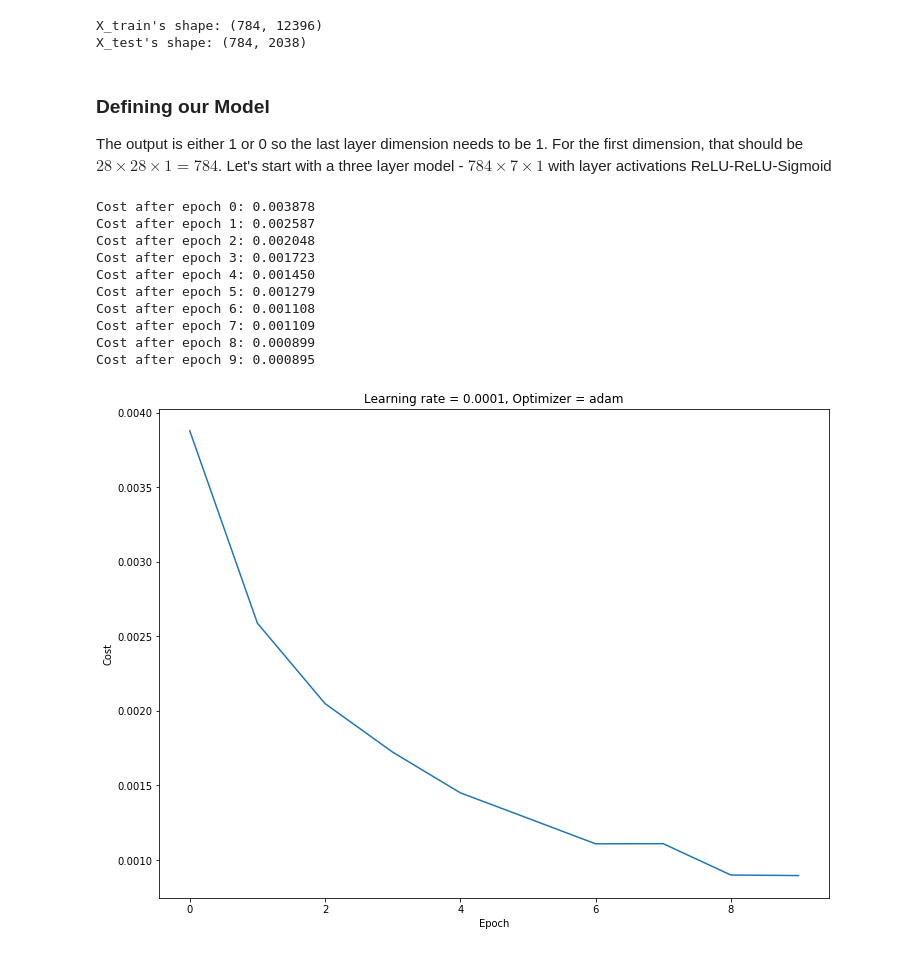
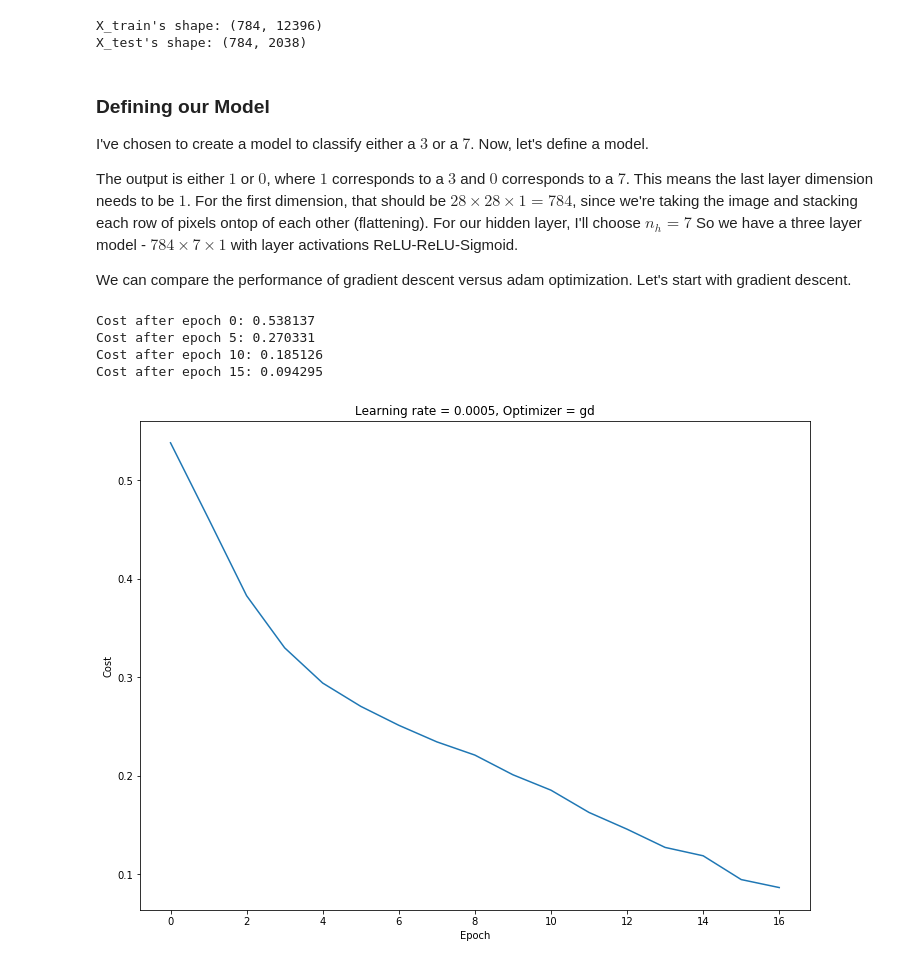
Before and after one commit to Fquico1999/numpy_neural_nets, a Jupyter notebook: numpy_neural_nets.ipynb, the cells around one changed output. Drawn from its saved outputs; the diff is of its cells as text; code cells hidden in the pictures.

```diff
--- a/numpy_neural_nets.ipynb
+++ b/numpy_neural_nets.ipynb
@@ -231,7 +231,8 @@ def cost(A_last, Y):
     #Get number of samples, m
     m = Y.shape[1]
     #Compute cross entropy cost
-    cost = -1/m*np.sum(np.multiply(Y, np.log(A_last))+np.multiply(1.-Y, np.log(1.-A_last)))
+    cost = -(1.0/m)*np.sum(Y*np.log(A_last)+(1.-Y)*np.log(1.-A_last))
+
     #Ensure appropriate dimensions
     cost = np.squeeze(cost)
 
@@ -291,12 +292,11 @@ def backward_linear(dZ, cache):
 
     #unpack cache
     A_prev, W, b = cache
-
     #Get number of samples
     m = A_prev.shape[1]
 
-    dW = 1/m*np.dot(dZ, A_prev.T)
-    db = 1/m*np.sum(dZ, axis=1, keepdims=True)
+    dW = 1./m*np.dot(dZ, A_prev.T)
+    db = 1./m*np.sum(dZ, axis=1, keepdims=True)
     dA_prev = np.dot(W.T, dZ)
 
     assert (dA_prev.shape == A_prev.shape)
@@ -328,7 +328,7 @@ def backward_activation(dA, Z, activation):
         dZ[Z <= 0] = 0
 
     elif activation == "sigmoid":
-        s = 1/(1+np.exp(-Z))
+        s = 1./(1+np.exp(-Z))
         dZ = dA * s * (1-s)
 #         dZ = np.multiply(dA, sigmoid(Z)*(1-sigmoid(Z)))
 
@@ -762,10 +762,10 @@ def train(X, Y, model_shape, layer_activations, optimizer, initialization_method
                                                                t, learning_rate=learning_rate,
                                                                          beta1=beta1, beta2=beta2,
                                                                          epsilon=epsilon)
-        mean_cost = total_cost / m
+        mean_cost = total_cost / float(mini_batch_size)
 
-        # Print the cost every 10 epoch
-        if print_cost and i % 1 == 0:
+        # Print the cost every 5 epoch
+        if print_cost and i % 5 == 0:
             print ("Cost after epoch %i: %f" %(i, mean_cost))
         if print_cost and i % 1 == 0:
             costs.append(mean_cost)
@@ -851,35 +851,34 @@ X_train's shape: (784, 12396)
 X_test's shape: (784, 2038)
 # %% [markdown]
 ### Defining our Model
-The output is either 1 or 0 so the last layer dimension needs to be 1.
-For the first dimension, that should be $28\times28\times1=784$.
-Let's start with a three layer model - $784\times7\times1$ with layer activations ReLU-ReLU-Sigmoid
+I've chosen to create a model to classify either a $3$ or a $7$. Now, let's define a model.
+
+The output is either $1$ or $0$, where $1$ corresponds to a $3$ and $0$ corresponds to a $7$. This means the last layer dimension needs to be $1$.
+For the first dimension, that should be $28\times28\times1=784$, since we're taking the image and stacking each row of pixels ontop of each other (flattening).
+For our hidden layer, I'll choose $n_h=7$
+So we have a three layer model - $784\times7\times1$ with layer activations ReLU-ReLU-Sigmoid.
+
+We can compare the performance of gradient descent versus adam optimization. Let's start with gradient descent.
 # %%
 #Model Parameters
 n_x = X_train_norm.shape[0]
 n_y = 1
 n_h = 7
 model_shape = (n_x, n_h, n_y)
 
 layer_activations = ['relu','relu','sigmoid']
-optimizer = 'adam'
+optimizer = 'gd'
 
-learning_rate = 0.0001
+learning_rate = 0.0005
 
 parameters = train(X_train_norm,Y_train, model_shape, layer_activations, optimizer,
-                   learning_rate=learning_rate, mini_batch_size=128, num_epochs=10)
+                   learning_rate=learning_rate, mini_batch_size=128, num_epochs=17)
 # %% [output]
-Cost after epoch 0: 0.003878
-Cost after epoch 1: 0.002587
-Cost after epoch 2: 0.002048
-Cost after epoch 3: 0.001723
-Cost after epoch 4: 0.001450
-Cost after epoch 5: 0.001279
-Cost after epoch 6: 0.001108
-Cost after epoch 7: 0.001109
-Cost after epoch 8: 0.000899
-Cost after epoch 9: 0.000895
+Cost after epoch 0: 0.538137
+Cost after epoch 5: 0.270331
+Cost after epoch 10: 0.185126
+Cost after epoch 15: 0.094295
-[figure, old version]
+[figure, new version]
 # %% [markdown]
 ## Evaluating our Model
 Now that the model has trained, we need some way of assessing the performance of our model. This is done with our testing set: $(X_{\text{test}}, Y_{\text{test}})$
```
Also changed, not shown: parts of 7 cells of this notebook.
